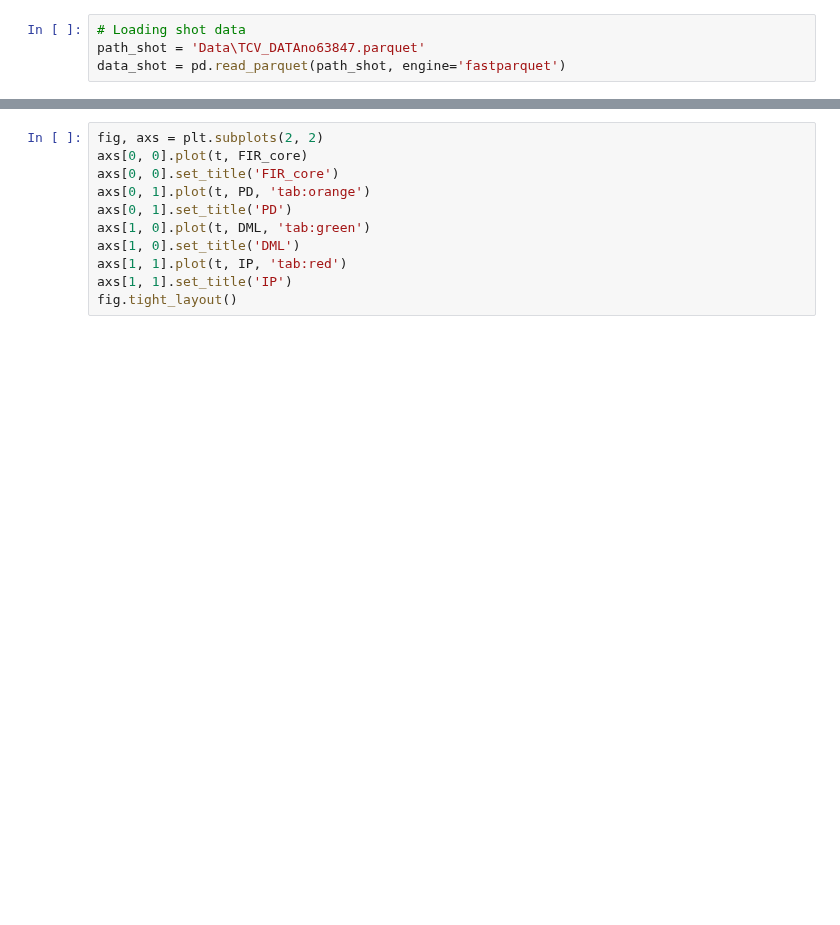
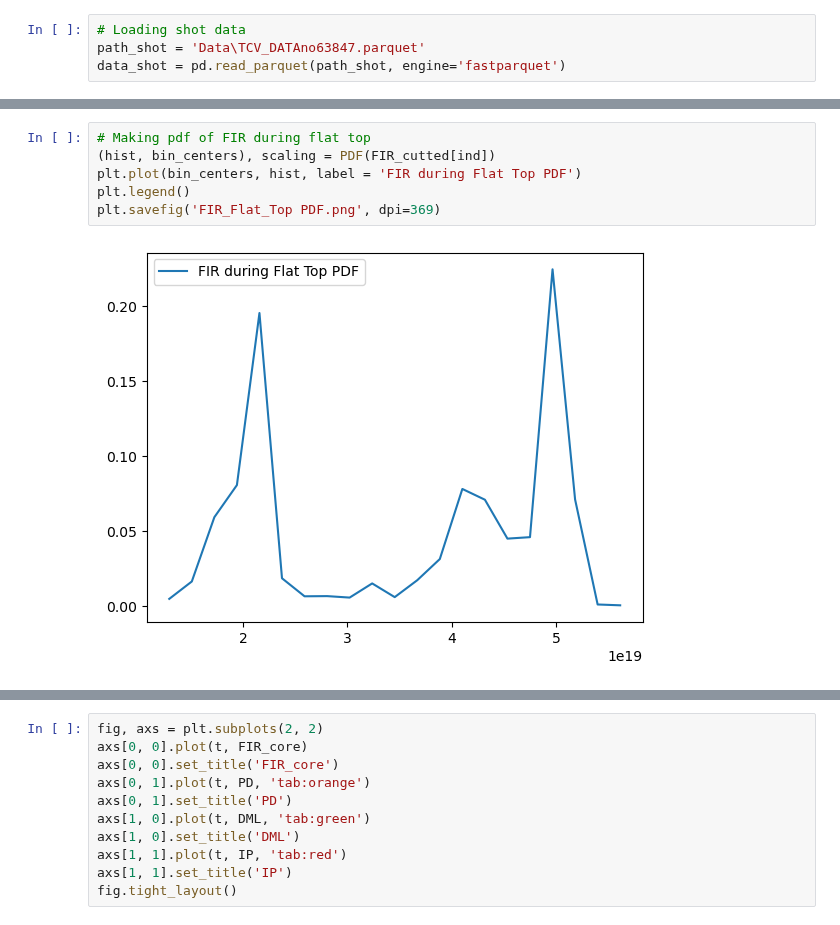
Before and after one commit to maxtost10/SPC-Runaway_Classifier, a Jupyter notebook: Data Analysis.ipynb, the cells around one changed output, grey strips where cells are left out. Drawn from its saved outputs; the diff is of its cells as text; blank space fills up the shorter version.

```diff
--- a/Data Analysis.ipynb
+++ b/Data Analysis.ipynb
@@ -61,2 +42,10 @@ Ramp_down
+# %%
+# Making pdf of FIR during flat top
+(hist, bin_centers), scaling = PDF(FIR_cutted[ind])
+plt.plot(bin_centers, hist, label = 'FIR during Flat Top PDF')
+plt.legend()
+plt.savefig('FIR_Flat_Top PDF.png', dpi=369)
+# %% [output]
+[figure, added]
 # %%
 print_dict_structure(data_disr)
```
Also changed, not shown: parts of 9 cells of this notebook, 1 other file.
